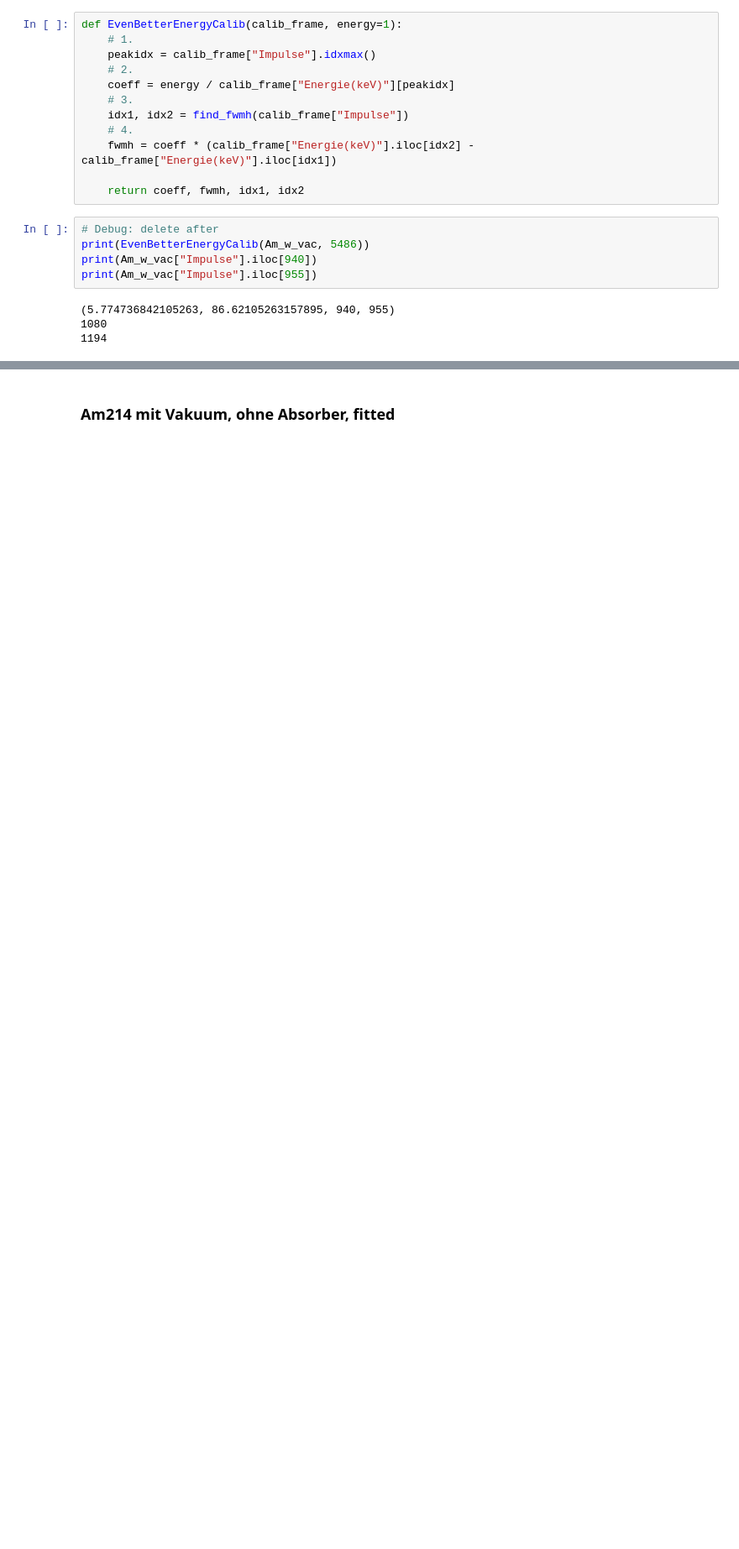
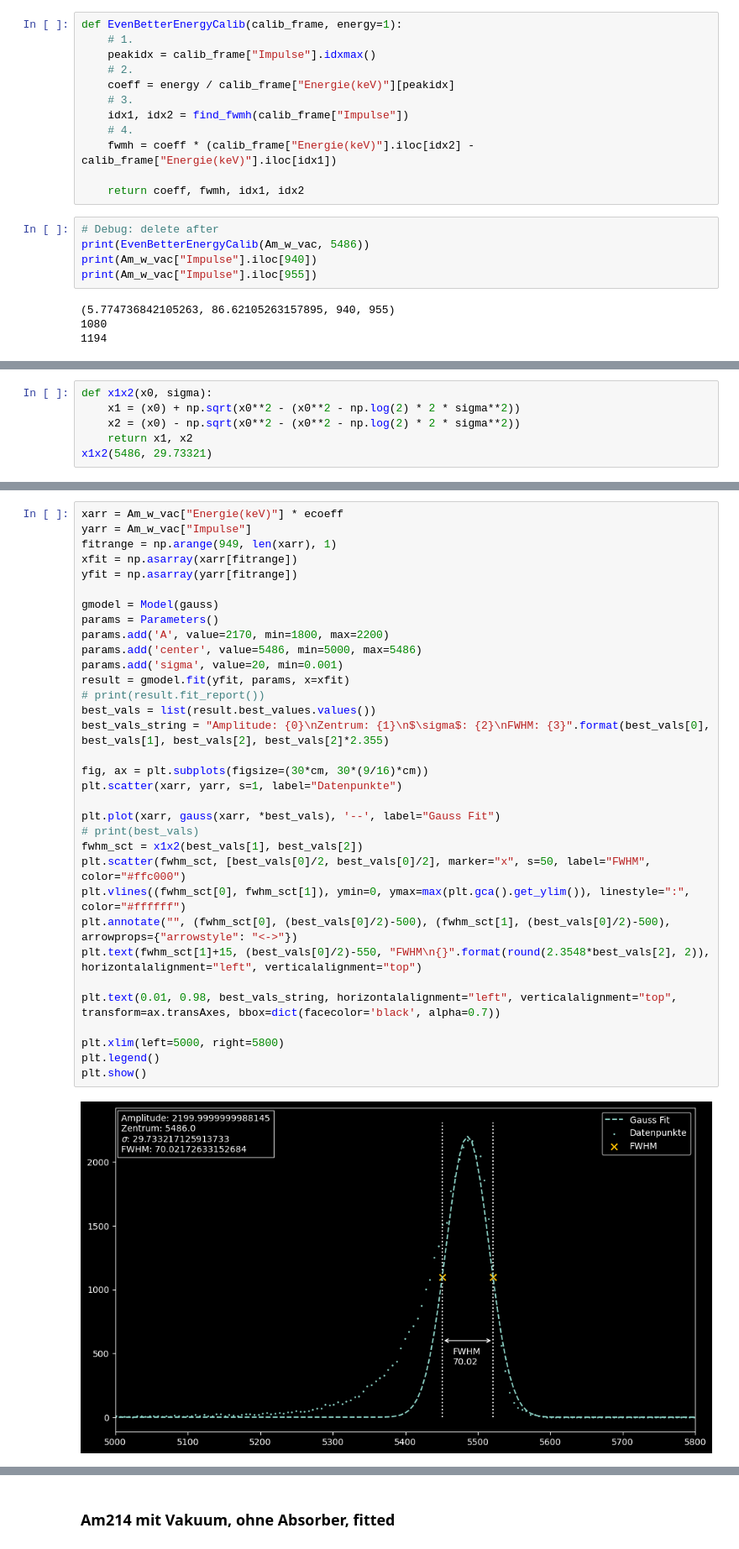
Before and after one commit to HateFindingNames/RadiationProtection_DetectorTechnology, a Jupyter notebook: V11/V11.ipynb, the cells around one changed output, grey strips where cells are left out. Shown at 84% size. Drawn from its saved outputs; the diff is of its cells as text; blank space fills up the shorter version.

```diff
--- a/V11/V11.ipynb
+++ b/V11/V11.ipynb
@@ -185,0 +238,6 @@ print(Am_w_vac["Impulse"].iloc[949] / 2.0)
+# %%
+def x1x2(x0, sigma):
+	x1 = (x0) + np.sqrt(x0**2 - (x0**2 - np.log(2) * 2 * sigma**2))
+	x2 = (x0) - np.sqrt(x0**2 - (x0**2 - np.log(2) * 2 * sigma**2))
+	return x1, x2
+x1x2(5486, 29.73321)
@@ -186 +246,36 @@ print(Am_w_vac["Impulse"].iloc[949] / 2.0)
+# %%
+xarr = Am_w_vac["Energie(keV)"] * ecoeff
+yarr = Am_w_vac["Impulse"]
+fitrange = np.arange(949, len(xarr), 1)
+xfit = np.asarray(xarr[fitrange])
+yfit = np.asarray(yarr[fitrange])
+
+gmodel = Model(gauss)
+params = Parameters()
+params.add('A', value=2170, min=1800, max=2200)
+params.add('center', value=5486, min=5000, max=5486)
+params.add('sigma', value=20, min=0.001)
+result = gmodel.fit(yfit, params, x=xfit)
+# print(result.fit_report())
+best_vals = list(result.best_values.values())
+best_vals_string = "Amplitude: {0}\nZentrum: {1}\n$\sigma$: {2}\nFWHM: {3}".format(best_vals[0], best_vals[1], best_vals[2], best_vals[2]*2.355)
+
+fig, ax = plt.subplots(figsize=(30*cm, 30*(9/16)*cm))
+plt.scatter(xarr, yarr, s=1, label="Datenpunkte")
+
+plt.plot(xarr, gauss(xarr, *best_vals), '--', label="Gauss Fit")
+# print(best_vals)
+fwhm_sct = x1x2(best_vals[1], best_vals[2])
+plt.scatter(fwhm_sct, [best_vals[0]/2, best_vals[0]/2], marker="x", s=50, label="FWHM", color="#ffc000")
+plt.vlines((fwhm_sct[0], fwhm_sct[1]), ymin=0, ymax=max(plt.gca().get_ylim()), linestyle=":", color="#ffffff")
+plt.annotate("", (fwhm_sct[0], (best_vals[0]/2)-500), (fwhm_sct[1], (best_vals[0]/2)-500), arrowprops={"arrowstyle": "<->"})
+plt.text(fwhm_sct[1]+15, (best_vals[0]/2)-550, "FWHM\n{}".format(round(2.3548*best_vals[2], 2)), horizontalalignment="left", verticalalignment="top")
+
+plt.text(0.01, 0.98, best_vals_string, horizontalalignment="left", verticalalignment="top", transform=ax.transAxes, bbox=dict(facecolor='black', alpha=0.7))
+
+plt.xlim(left=5000, right=5800)
+plt.legend()
+plt.show()
+# %% [output]
+[figure, added]
 # %%
```
Also changed, not shown: parts of 36 cells of this notebook.
